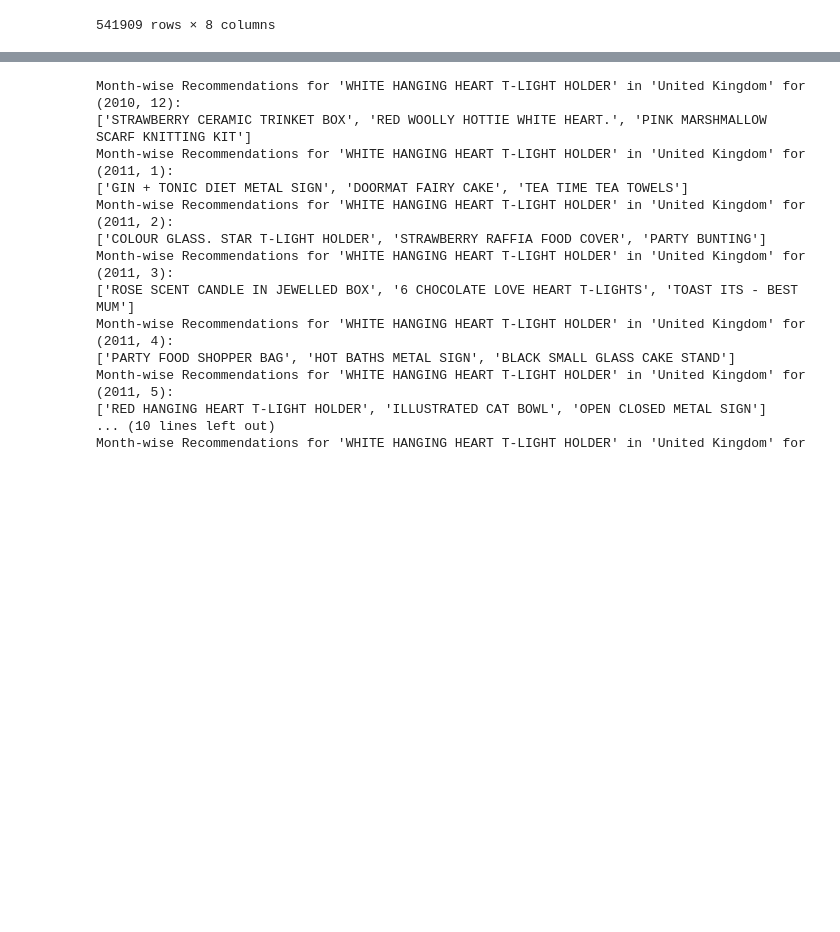
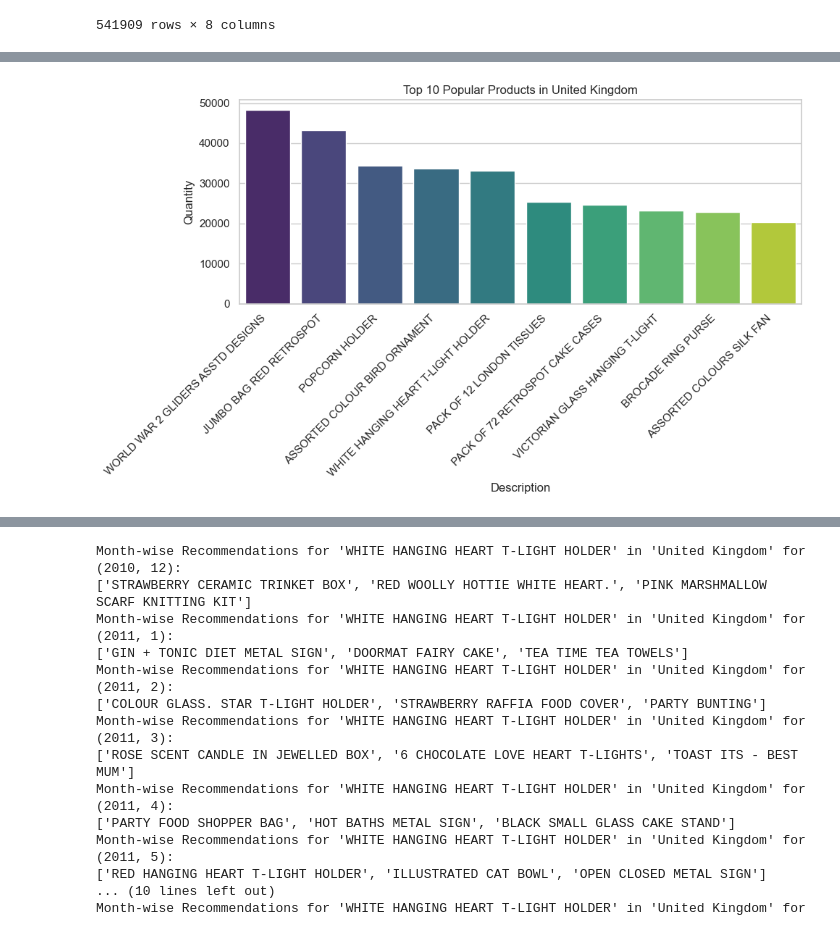
Before and after one commit to naveenkkkk/product-recommendation-model, a Jupyter notebook: maincode.ipynb, the cells around one changed output, grey strips where cells are left out. Drawn from its saved outputs; the diff is of its cells as text; code cells hidden in the pictures; blank space fills up the shorter version.

```diff
--- a/maincode.ipynb
+++ b/maincode.ipynb
@@ -28,0 +62,3 @@ data['Month'] = data['InvoiceDate'].dt.month
+# %%
+country_popular_products = data.pivot_table(index=['Country', 'Description'], values='Quantity', aggfunc='sum').sort_values(['Country', 'Quantity'], ascending=[True, False])
+country_popular_products.head(10)
@@ -28,0 +78,16 @@ data['Month'] = data['InvoiceDate'].dt.month
+# %%
+# Create a figure with subplots
+fig, axes = plt.subplots(1, 1, figsize=(10, 6))
+
+# Plot country-wise popular products (choose a specific country, e.g., 'United Kingdom')
+country_name = 'United Kingdom'
+country_popular_products_subset = country_popular_products.loc[country_name].head(10)
+sns.barplot(data=country_popular_products_subset, x=country_popular_products_subset.index.get_level_values('Description'), y='Quantity', ax=axes, palette='viridis')
+axes.set_title(f'Top 10 Popular Products in {country_name}')
+axes.set_xticklabels(axes.get_xticklabels(), rotation=45, ha='right')
+
+# Show the plot
+plt.tight_layout()
+plt.show()
+# %% [output]
+[figure, added]
```
Also changed, not shown: parts of 8 cells of this notebook.
